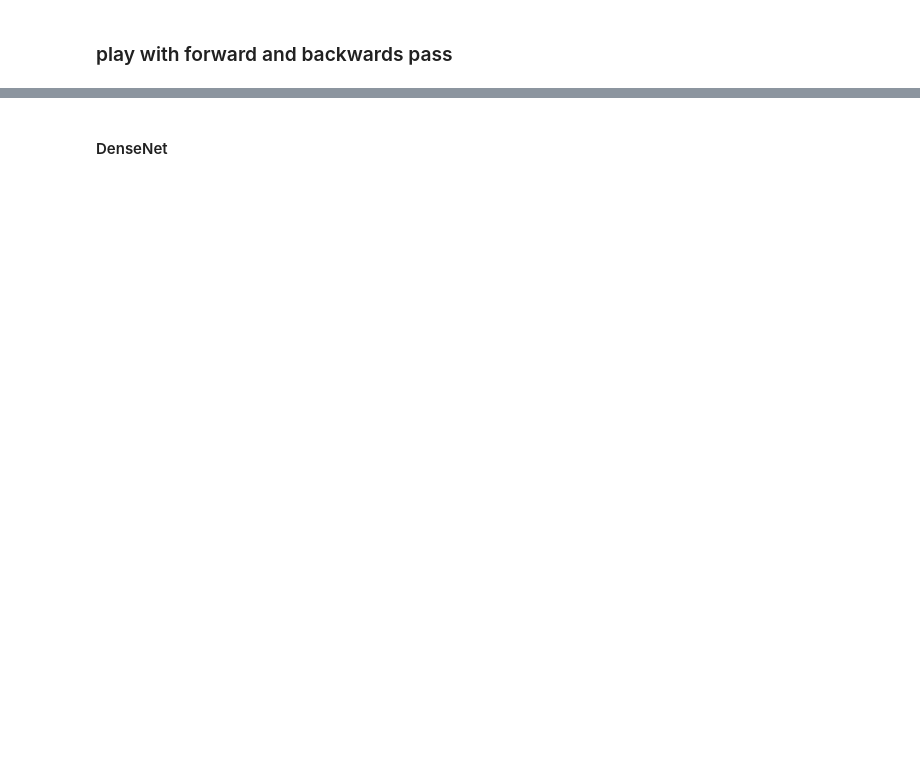
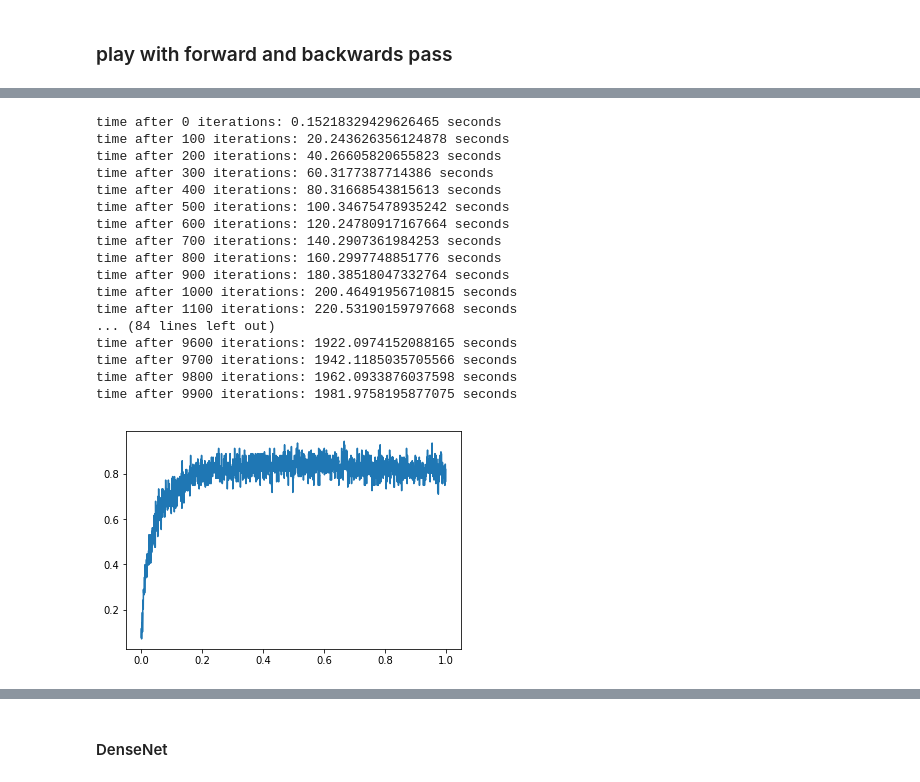
Before and after one commit to khushdeep-singh/DD2424project, a Jupyter notebook: assignmentforsaturdayAndreas.ipynb, the cells around one changed output, grey strips where cells are left out. Cells and saved outputs as stored; diff of their text form; code cells hidden in the pictures; blank space fills up the shorter version.

```diff
--- a/assignmentforsaturdayAndreas.ipynb
+++ b/assignmentforsaturdayAndreas.ipynb
@@ -21,4 +26,0 @@ using device cpu
-# %%
-path = !pwd
-path = path[0]
-print(path)
@@ -256,0 +190,21 @@ time passed after training 0 epochs is 1280.92831325531 seconds
+# %%
+(accc, loss) = range_test(resnet, optimizer, data_loader, loss_xent, 0, 1, 10000, batch_size)
+# %% [output]
+time after 0 iterations: 0.15218329429626465 seconds
+time after 100 iterations: 20.243626356124878 seconds
+time after 200 iterations: 40.26605820655823 seconds
+time after 300 iterations: 60.3177387714386 seconds
+time after 400 iterations: 80.31668543815613 seconds
+time after 500 iterations: 100.34675478935242 seconds
+time after 600 iterations: 120.24780917167664 seconds
+time after 700 iterations: 140.2907361984253 seconds
+time after 800 iterations: 160.2997748851776 seconds
+time after 900 iterations: 180.38518047332764 seconds
+time after 1000 iterations: 200.46491956710815 seconds
+time after 1100 iterations: 220.53190159797668 seconds
+... (84 lines left out)
+time after 9600 iterations: 1922.0974152088165 seconds
+time after 9700 iterations: 1942.1185035705566 seconds
+time after 9800 iterations: 1962.0933876037598 seconds
+time after 9900 iterations: 1981.9758195877075 seconds
+[figure, added]
```
Also changed, not shown: parts of 21 cells of this notebook, 2 other files.
